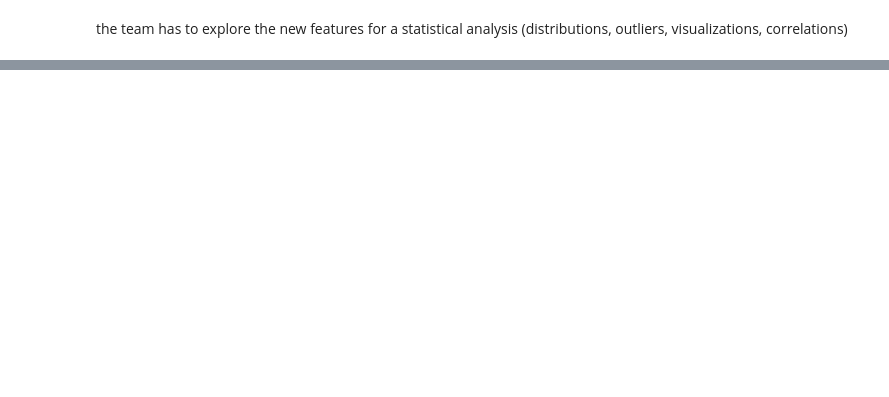
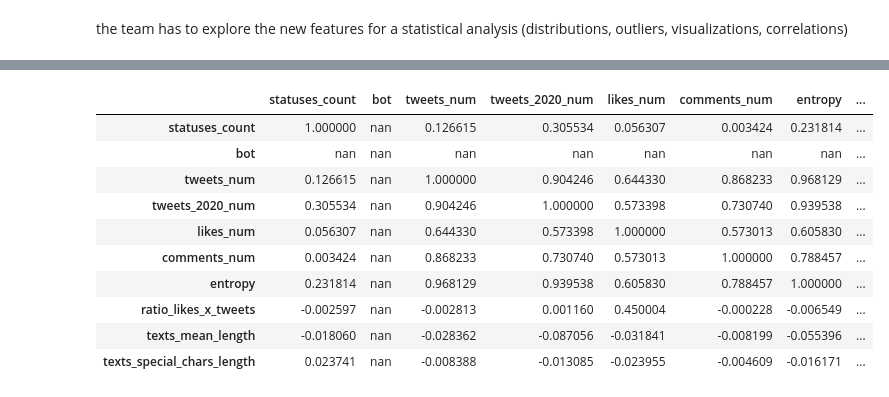
Before and after one commit to federicosilvestri/data-mining, a Jupyter notebook: 2_data_preparation.ipynb, the cells around one changed output, grey strips where cells are left out. Saved outputs shown, nothing was run; the diff lists cells and outputs as text; code cells hidden in the pictures; blank space fills up the shorter version.

```diff
--- a/2_data_preparation.ipynb
+++ b/2_data_preparation.ipynb
@@ -203,9 +142,0 @@ users
-# %%
-column_name = 'entropy'
-avg_tweets_total_num = users['tweets_total_num'] / users['tweets_total_num'].sum()
-users[column_name] = - (avg_tweets_total_num * np.log(avg_tweets_total_num))
-
-users[column_name].replace(np.nan, 0, inplace=True)
-users = users.astype({column_name: 'float64'})
-
-users
@@ -251,0 +159,8 @@ users
+# %%
+column_name = 'texts_mean_length'
+tweets[column_name] = tweets['text'].map(lambda t: len(t))
+tweets_grouped_text_length = tweets.groupby(['user_id'])[column_name].mean()
+
+users = users.merge(tweets_grouped_text_length.to_frame(column_name), left_on='id', right_index=True)
+
+users[column_name].describe()
@@ -413,0 +332,16 @@ users.to_json('total_users.json')
+# %%
+users_num_cols = ['statuses_count', 'bot', 'tweets_num', 'tweets_2020_num', 'likes_num', 'comments_num', 'entropy', 'ratio_likes_x_tweets', 'texts_mean_length', 'texts_special_chars_length']
+corr = users.astype({'bot': 'int64'}).corr(method='pearson', numeric_only=True).loc[users_num_cols, users_num_cols]
+corr.style.background_gradient(cmap='coolwarm')
+# %% [output]
+|  | statuses_count | bot | tweets_num | tweets_2020_num | likes_num | comments_num | entropy | ... |
+| statuses_count | 1.000000 | nan | 0.126615 | 0.305534 | 0.056307 | 0.003424 | 0.231814 | ... |
+| bot | nan | nan | nan | nan | nan | nan | nan | ... |
+| tweets_num | 0.126615 | nan | 1.000000 | 0.904246 | 0.644330 | 0.868233 | 0.968129 | ... |
+| tweets_2020_num | 0.305534 | nan | 0.904246 | 1.000000 | 0.573398 | 0.730740 | 0.939538 | ... |
+| likes_num | 0.056307 | nan | 0.644330 | 0.573398 | 1.000000 | 0.573013 | 0.605830 | ... |
+| comments_num | 0.003424 | nan | 0.868233 | 0.730740 | 0.573013 | 1.000000 | 0.788457 | ... |
+| entropy | 0.231814 | nan | 0.968129 | 0.939538 | 0.605830 | 0.788457 | 1.000000 | ... |
+| ratio_likes_x_tweets | -0.002597 | nan | -0.002813 | 0.001160 | 0.450004 | -0.000228 | -0.006549 | ... |
+| texts_mean_length | -0.018060 | nan | -0.028362 | -0.087056 | -0.031841 | -0.008199 | -0.055396 | ... |
+| texts_special_chars_length | 0.023741 | nan | -0.008388 | -0.013085 | -0.023955 | -0.004609 | -0.016171 | ... |
```
Also changed, not shown: parts of 24 cells of this notebook, 3 other files.
